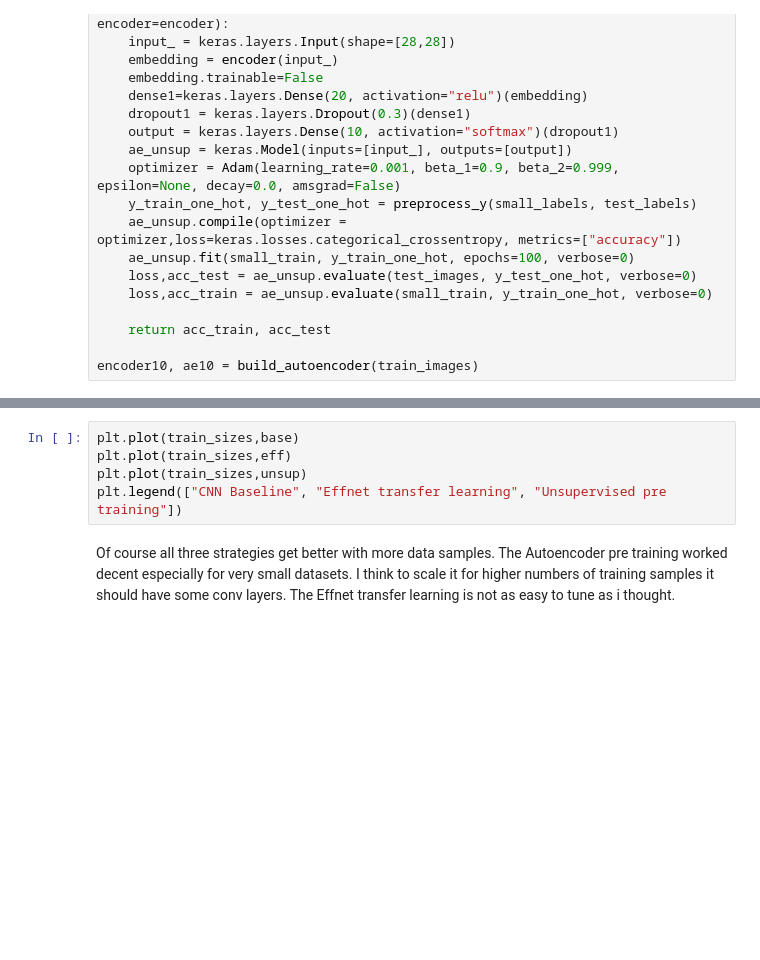
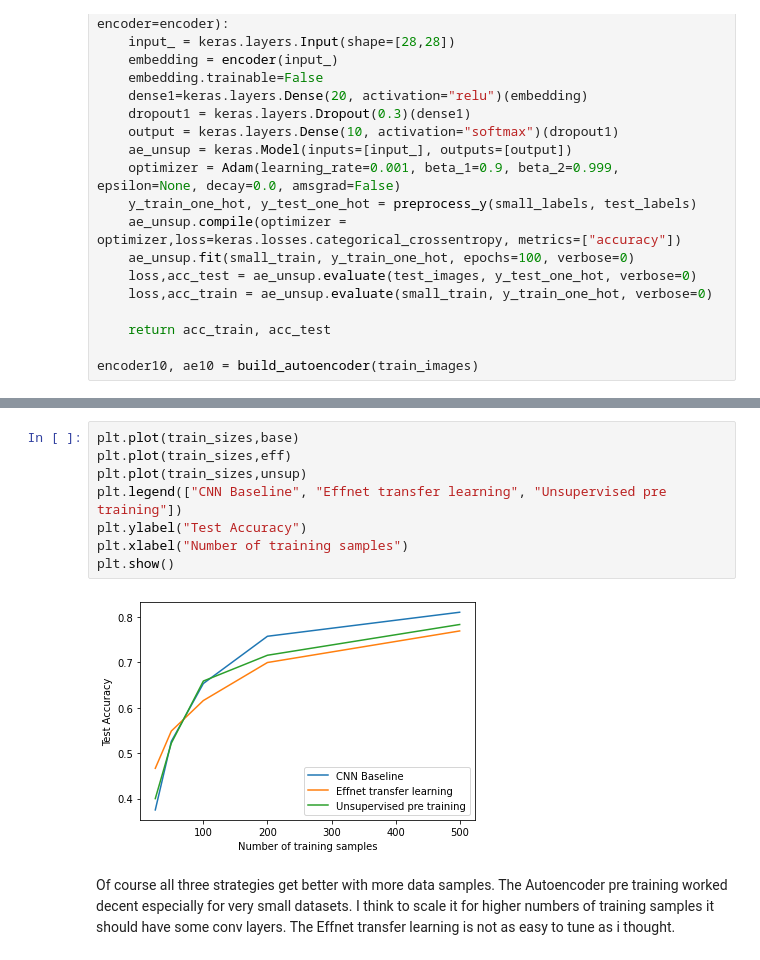
Before and after one commit to jano31415/machine_learning, a Jupyter notebook: fashion_mnist/embeddings.ipynb, the cells around one changed output, grey strips where cells are left out. Cells and saved outputs as stored; diff of their text form; blank space fills up the shorter version.

Commit message:
add accuracy plot

```diff
--- a/fashion_mnist/embeddings.ipynb
+++ b/fashion_mnist/embeddings.ipynb
@@ -462,8 +462,13 @@ Autoencoder pre trained: Train on 200 images, Test Accuracy 0.7156000137329102
 # %%
 plt.plot(train_sizes,base)
 plt.plot(train_sizes,eff)
 plt.plot(train_sizes,unsup)
 plt.legend(["CNN Baseline", "Effnet transfer learning", "Unsupervised pre training"])
+plt.ylabel("Test Accuracy")
+plt.xlabel("Number of training samples")
+plt.show()
+# %% [output]
+[figure, added]
 # %% [markdown]
 Of course all three strategies get better with more data samples.
 The Autoencoder pre training worked decent especially for very small datasets. I think to scale it for higher numbers of training samples it should have some conv layers.
```
Also changed, not shown: parts of 1 cell of this notebook.
